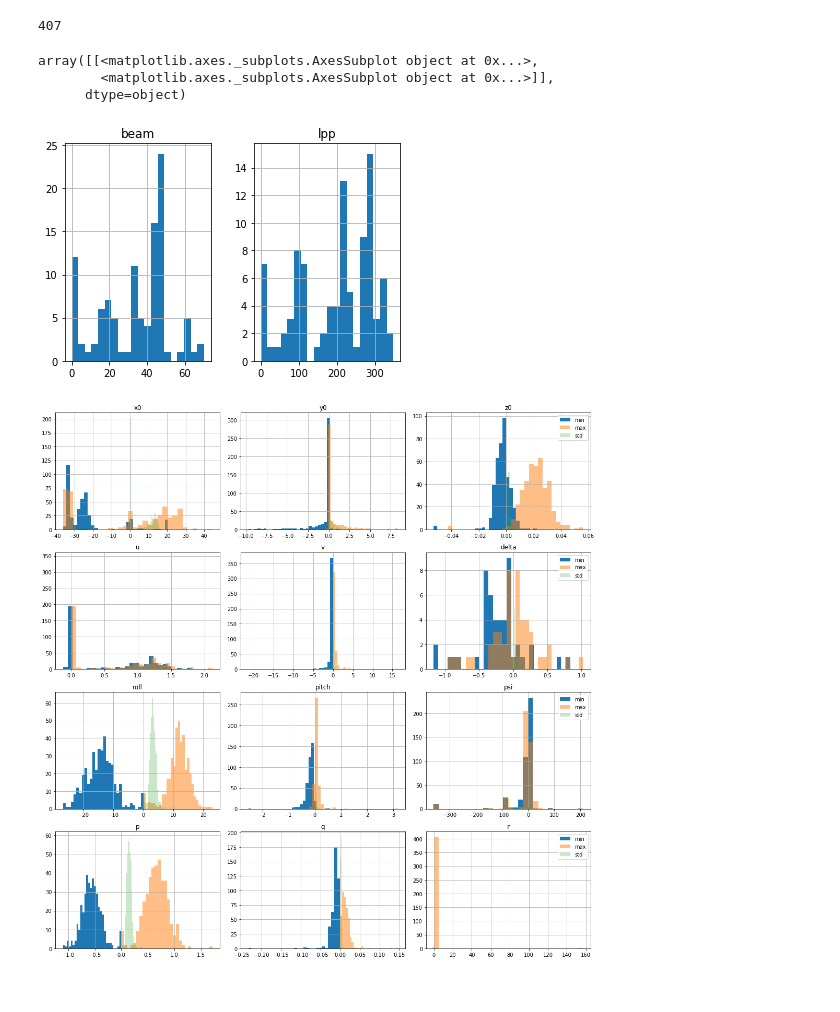
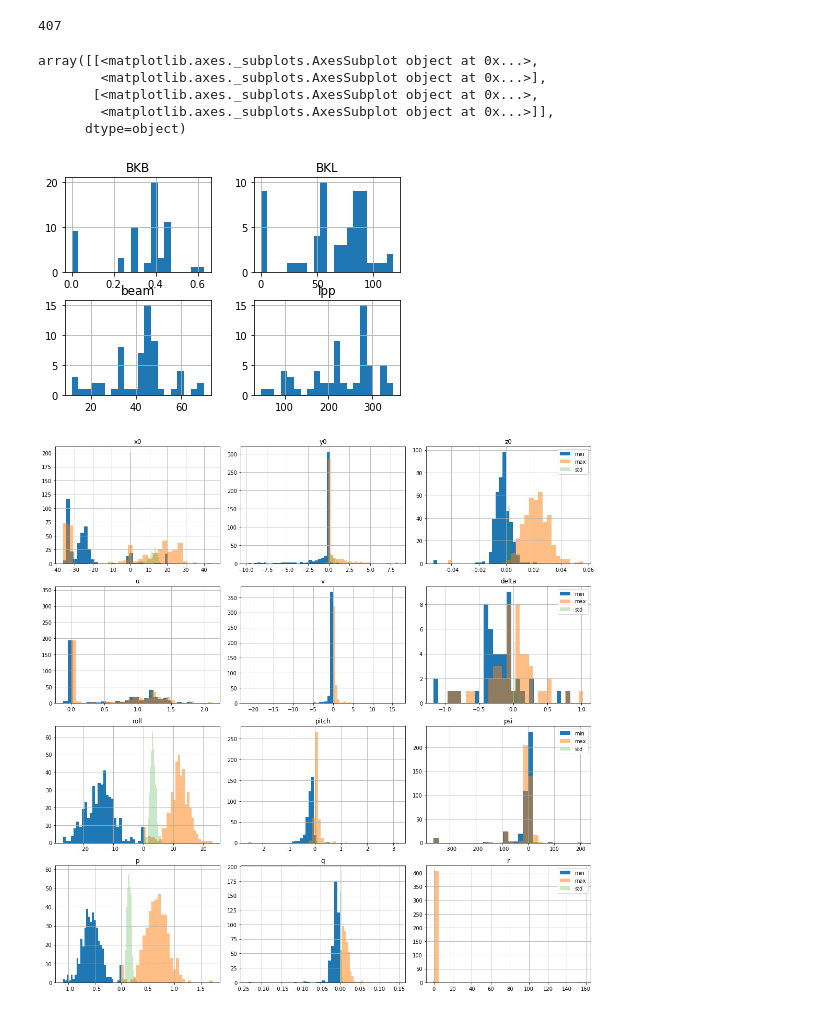
Before and after one commit to martinlarsalbert/rolldecay, a Jupyter notebook: notebooks/rolldecay/04.3_maa_mdl_db_roll_decay_content.ipynb, the cells around one changed output. Drawn from its saved outputs; the diff is of its cells as text; code cells hidden in the pictures.

```diff
--- a/notebooks/rolldecay/04.3_maa_mdl_db_roll_decay_content.ipynb
+++ b/notebooks/rolldecay/04.3_maa_mdl_db_roll_decay_content.ipynb
@@ -7,12 +7,14 @@ What is the data in the roll decay database and roll damping database?
 %autoreload 2
 # %%
 import pandas as pd
+pd.options.display.max_rows = 999
+pd.options.display.max_columns = 999
 pd.set_option("display.max_columns", None)
 import numpy as np
 import os
 import matplotlib.pyplot as plt
 from pylab import rcParams
-#rcParams['figure.figsize'] = 15, 9
+rcParams['figure.figsize'] = 15, 9
 
 import data
 import copy
@@ -58,18 +60,22 @@ for ship in ships:
 
     for key,item in instance.attrs.items():
         if not isinstance(item.value, list):
-            s[key]=name=item.value
+            if pd.notnull(item.value):
+                s[key]=item.value
 
     df_ships = df_ships.append(s, ignore_index=True)
-
-df_ships.set_index('name', inplace=True)
+# %%
+mask = df_ships[['lpp','beam','BKL','BKB']].notnull().all(axis=1)
+df_ships = df_ships.loc[mask].copy()
 # %%
-df_ships.hist(bins=20)
+df_ships.hist(column = ['lpp','beam','BKL','BKB'],bins=20)
 # %% [output]
 array([[<matplotlib.axes._subplots.AxesSubplot object at 0x...>,
+        <matplotlib.axes._subplots.AxesSubplot object at 0x...>],
+       [<matplotlib.axes._subplots.AxesSubplot object at 0x...>,
         <matplotlib.axes._subplots.AxesSubplot object at 0x...>]],
       dtype=object)
-[figure, old version]
+[figure, new version]
 # %%
 roll_decay_test = roll_decay_tests[0]
 # %%
```
Also changed, not shown: parts of 12 cells of this notebook.
